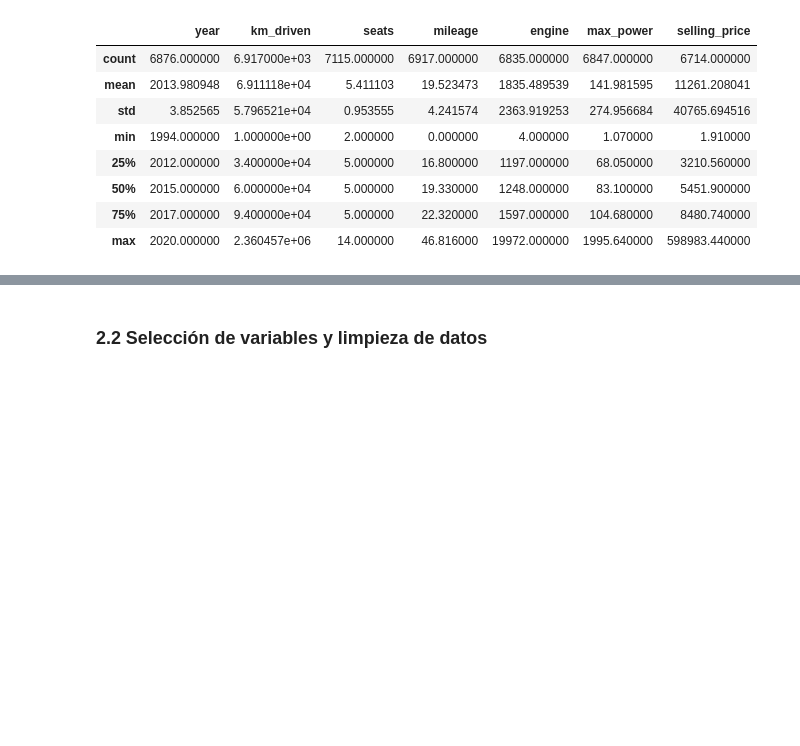
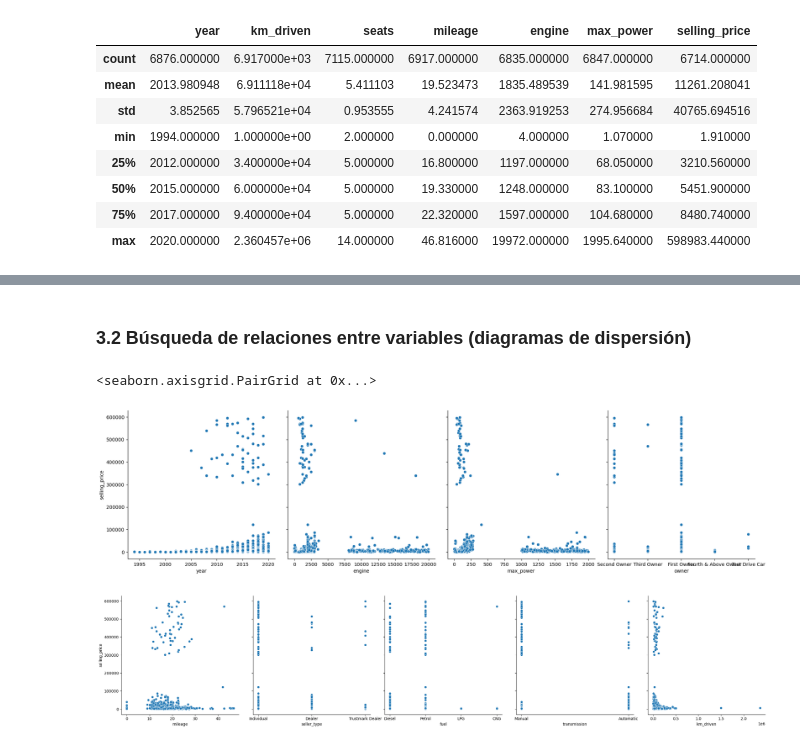
Before and after one commit to jjosorioc/ISIS3301-lab02-regression, a Jupyter notebook: lab2.ipynb, the cells around one changed output, grey strips where cells are left out. Cells and saved outputs as stored; diff of their text form; code cells hidden in the pictures; blank space fills up the shorter version.

```diff
--- a/lab2.ipynb
+++ b/lab2.ipynb
@@ -145,2 +188,2 @@ df_float.describe()
 # %% [markdown]
-### 2.2 Selección de variables y limpieza de datos
+### 3.2 Búsqueda de relaciones entre variables (diagramas de dispersión)
@@ -153,0 +190,11 @@ df_motorAlpes.dropna(subset=['selling_price'], inplace=True) # Se modifica el da
+# %%
+"""
+Relación de selling_price con otras variables
+"""
+features = ['year', 'engine', 'max_power', 'owner', 'mileage', 'seller_type', 'fuel', 'transmission', 'km_driven']
+sns.pairplot(df_motorAlpes, height=5, y_vars='selling_price', x_vars=features[:4], kind='scatter')
+sns.pairplot(df_motorAlpes, height=5, y_vars='selling_price', x_vars=features[4:], kind='scatter')
+# %% [output]
+<seaborn.axisgrid.PairGrid at 0x...>
+[figure, added]
+[figure, added]
```
Also changed, not shown: parts of 13 cells of this notebook.
